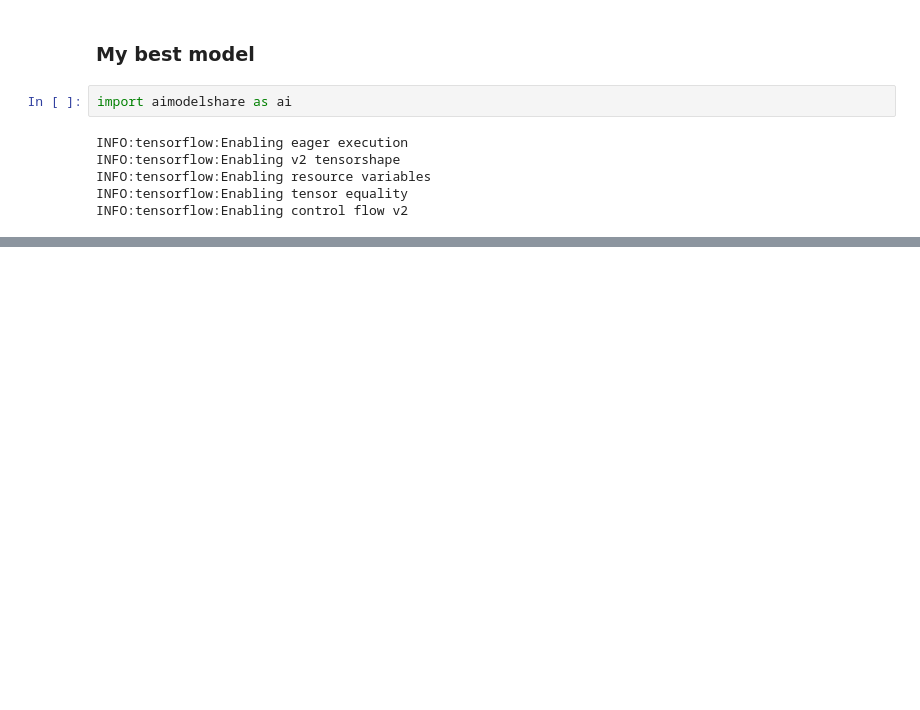
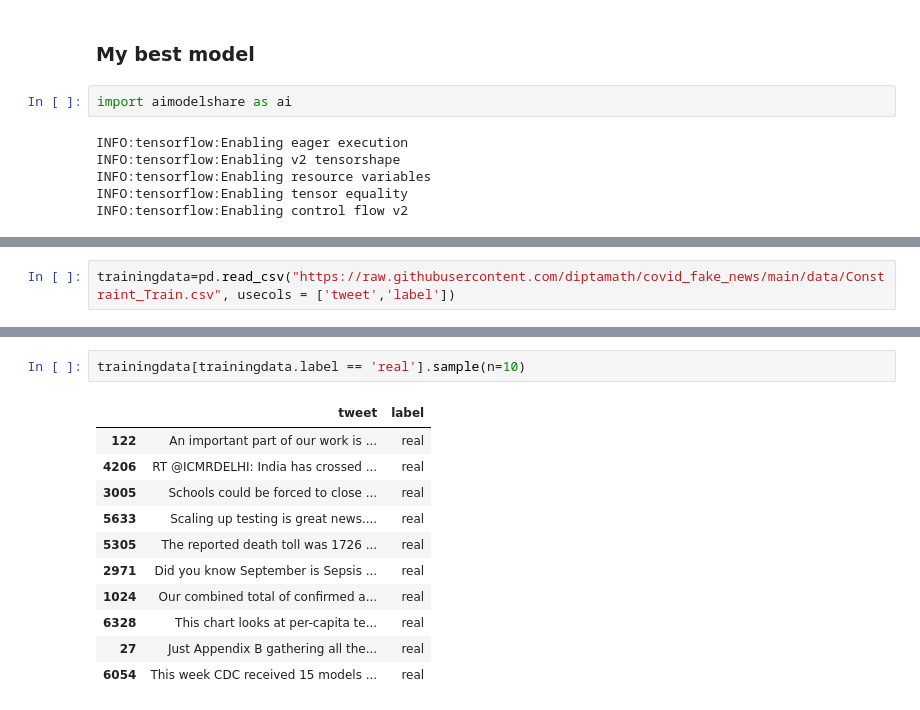
Before and after one commit to elliotttrio/advml, a Jupyter notebook: Portfolio Notebook.ipynb, the cells around one changed output, grey strips where cells are left out. Cells and saved outputs as stored; diff of their text form; blank space fills up the shorter version.

```diff
--- a/Portfolio Notebook.ipynb
+++ b/Portfolio Notebook.ipynb
@@ -110,0 +154,2 @@ For the next project, I examined x-ray images of patients with and without Covid
+# %%
+trainingdata=pd.read_csv("https://raw.githubusercontent.com/diptamath/covid_fake_news/main/data/Constraint_Train.csv", usecols = ['tweet','label'])
@@ -110,0 +165,14 @@ For the next project, I examined x-ray images of patients with and without Covid
+# %%
+trainingdata[trainingdata.label == 'real'].sample(n=10)
+# %% [output]
+|  | tweet | label |
+| 122 | An important part of our work is ... | real |
+| 4206 | RT @ICMRDELHI: India has crossed ... | real |
+| 3005 | Schools could be forced to close ... | real |
+| 5633 | Scaling up testing is great news.... | real |
+| 5305 | The reported death toll was 1726 ... | real |
+| 2971 | Did you know September is Sepsis ... | real |
+| 1024 | Our combined total of confirmed a... | real |
+| 6328 | This chart looks at per-capita te... | real |
+| 27 | Just Appendix B gathering all the... | real |
+| 6054 | This week CDC received 15 models ... | real |
```
Also changed, not shown: parts of 16 cells of this notebook, 1 other file.
